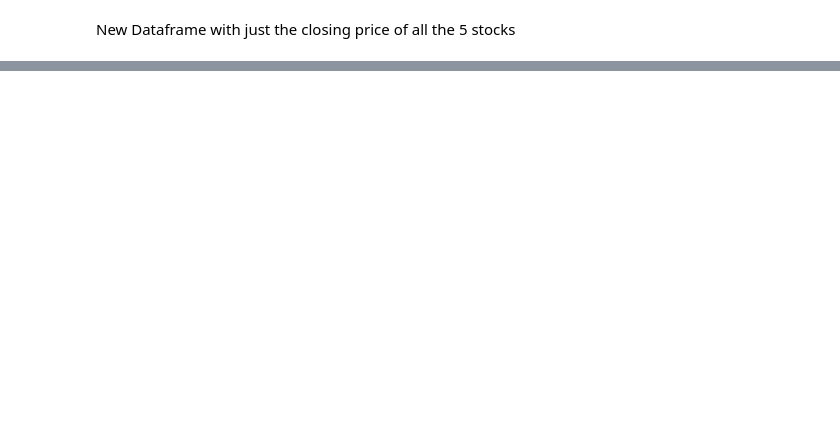
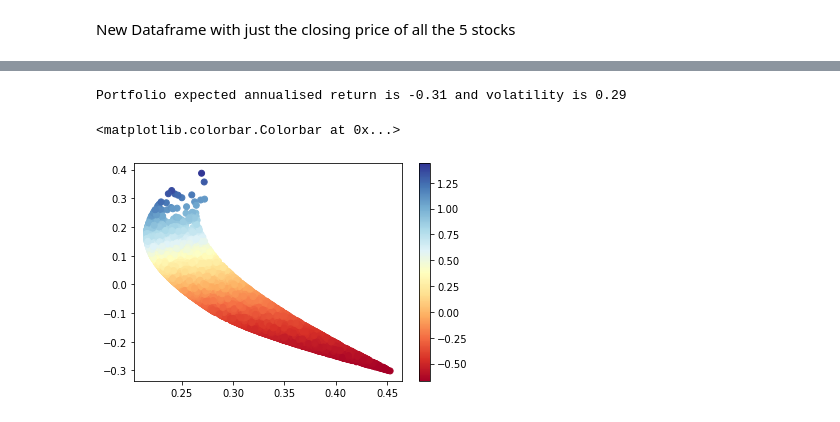
Before and after one commit to askvyas/Aspiration, a Jupyter notebook: Module 5.ipynb, the cells around one changed output, grey strips where cells are left out. Drawn from its saved outputs; the diff is of its cells as text; code cells hidden in the pictures; blank space fills up the shorter version.

```diff
--- a/Module 5.ipynb
+++ b/Module 5.ipynb
@@ -249,7 +295,10 @@ Daily Std Deviation
 # %% [markdown]
 New Dataframe with just the closing price of all the 5 stocks
 # %%
-data['PVR'] = pd.DataFrame(pvr_d['Close Price'])
+column_names = ["PVR", "IDBI", "VOLTAS","MARUTI","TITAN"]
+data = pd.DataFrame(columns = column_names)
+
+data['PVR'] = (pvr_d['Close Price'])
 data['IDBI'] = pd.DataFrame(idbi_d['Close Price'])
 data['VOLTAS'] = pd.DataFrame(voltas_d['Close Price'])
 data['MARUTI'] = pd.DataFrame(maruti_d['Close Price'])
@@ -258,0 +334,38 @@ ValueError: Cannot set a frame with no defined index and a value that cannot be
+# %%
+returns = data.pct_change()
+mean_daily_returns = returns.mean()
+mean_daily_returns = mean_daily_returns.values.reshape(5,1)
+cov_matrix = returns.cov()
+weights = np.asarray([0.2,0.2,0.2,0.2,0.2]) #weights of repective stocks
+portfolio_return = round(np.sum(mean_daily_returns * weights) * 252,2)
+portfolio_std_dev = round(np.sqrt(np.dot(weights.T,np.dot(cov_matrix, weights))) * np.sqrt(252),2)
+print('Portfolio expected annualised return is {} and volatility is {}'.format(portfolio_return,portfolio_std_dev))
+# %% [output]
+Portfolio expected annualised return is -0.31 and volatility is 0.29
+# %%
+returns = data.pct_change()
+mean_daily_returns = returns.mean()
+cov_matrix = returns.cov()
+
+num_portfolios = 25000
+
+results = np.zeros((3,num_portfolios))
+for i in range(num_portfolios):
+    weights = np.random.random(5)
+    weights /= np.sum(weights)
+
+    portfolio_return = np.sum(mean_daily_returns * weights) * 252
+    portfolio_std_dev = np.sqrt(np.dot(weights.T,np.dot(cov_matrix, weights))) * np.sqrt(252)
+
+
+    results[0,i] = portfolio_return
+    results[1,i] = portfolio_std_dev
+    results[2,i] = results[0,i] / results[1,i]
+results_frame = pd.DataFrame(results.T,columns=['ret','stdev','sharpe'])
+
+results_frame
+plt.scatter(results_frame.stdev,results_frame.ret,c=results_frame.sharpe,cmap='RdYlBu')
+plt.colorbar()
+# %% [output]
+<matplotlib.colorbar.Colorbar at 0x...>
+[figure, added]
```
Also changed, not shown: parts of 14 cells of this notebook.
